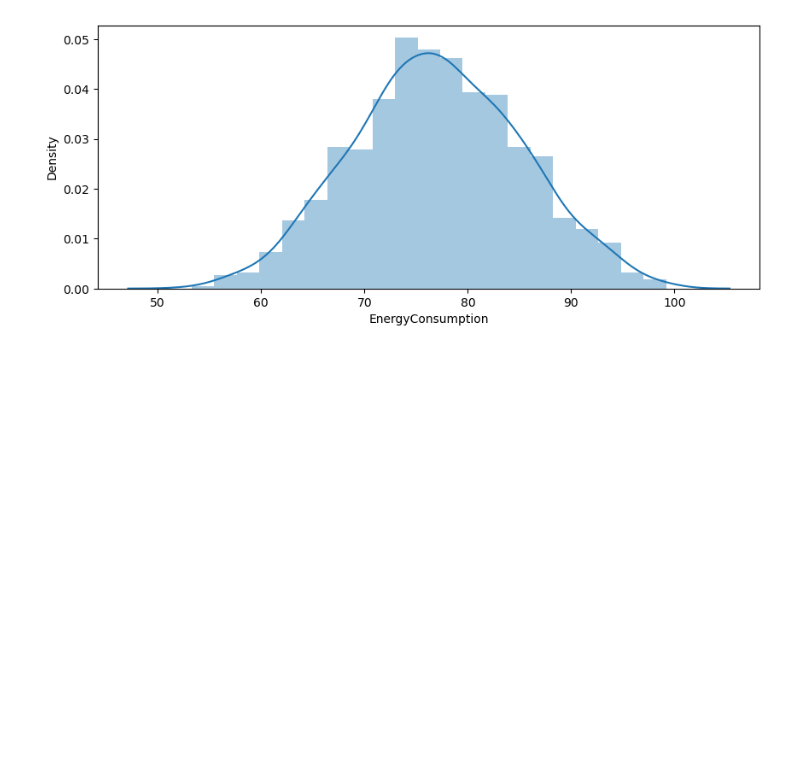
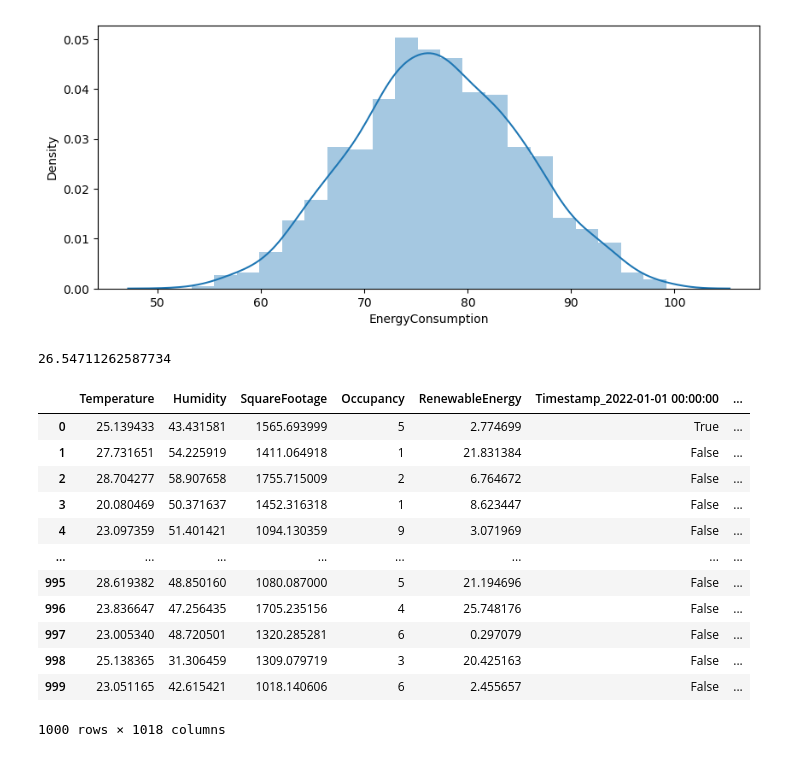
Before and after one commit to Heroif/Energy-demand-prediction-using-machine-learning, a Jupyter notebook: Energy demand prediction using machine learning.ipynb, the cells around one changed output. Saved outputs shown, nothing was run; the diff lists cells and outputs as text; code cells hidden in the pictures; blank space fills up the shorter version.

Commit message:
first model

```diff
--- a/Energy demand prediction using machine learning.ipynb
+++ b/Energy demand prediction using machine learning.ipynb
@@ -33,3 +33,38 @@ https://gist.github.com/mwaskom/de44147ed2974457ad6372750bbe5751
   sns.distplot(df.EnergyConsumption)
 <function matplotlib.pyplot.show(close=None, block=None)>
 [figure]
+# %%
+df = pd.get_dummies(df)
+# %%
+from sklearn.linear_model import LinearRegression
+from sklearn.model_selection import train_test_split
+from sklearn.metrics import mean_squared_error
+
+X,y = df.drop(['EnergyConsumption'], axis =1), df['EnergyConsumption']
+
+X_train, X_test, y_train, y_test = train_test_split(X, y, test_size =0.2, random_state =42)
+
+model = LinearRegression()
+model.fit(X_train, y_train)
+
+y_pred = model.predict(X_test)
+
+print(mean_squared_error(y_test, y_pred))
+# %% [output]
+26.54711262587734
+# %%
+X
+# %% [output]
+|  | Temperature | Humidity | SquareFootage | Occupancy | RenewableEnergy | Timestamp_2022-01-01 00:00:00 | ... |
+| 0 | 25.139433 | 43.431581 | 1565.693999 | 5 | 2.774699 | True | ... |
+| 1 | 27.731651 | 54.225919 | 1411.064918 | 1 | 21.831384 | False | ... |
+| 2 | 28.704277 | 58.907658 | 1755.715009 | 2 | 6.764672 | False | ... |
+| 3 | 20.080469 | 50.371637 | 1452.316318 | 1 | 8.623447 | False | ... |
+| 4 | 23.097359 | 51.401421 | 1094.130359 | 9 | 3.071969 | False | ... |
+| ... | ... | ... | ... | ... | ... | ... | ... |
+| 995 | 28.619382 | 48.850160 | 1080.087000 | 5 | 21.194696 | False | ... |
+| 996 | 23.836647 | 47.256435 | 1705.235156 | 4 | 25.748176 | False | ... |
+| 997 | 23.005340 | 48.720501 | 1320.285281 | 6 | 0.297079 | False | ... |
+| 998 | 25.138365 | 31.306459 | 1309.079719 | 3 | 20.425163 | False | ... |
+| 999 | 23.051165 | 42.615421 | 1018.140606 | 6 | 2.455657 | False | ... |
+1000 rows × 1018 columns
```
